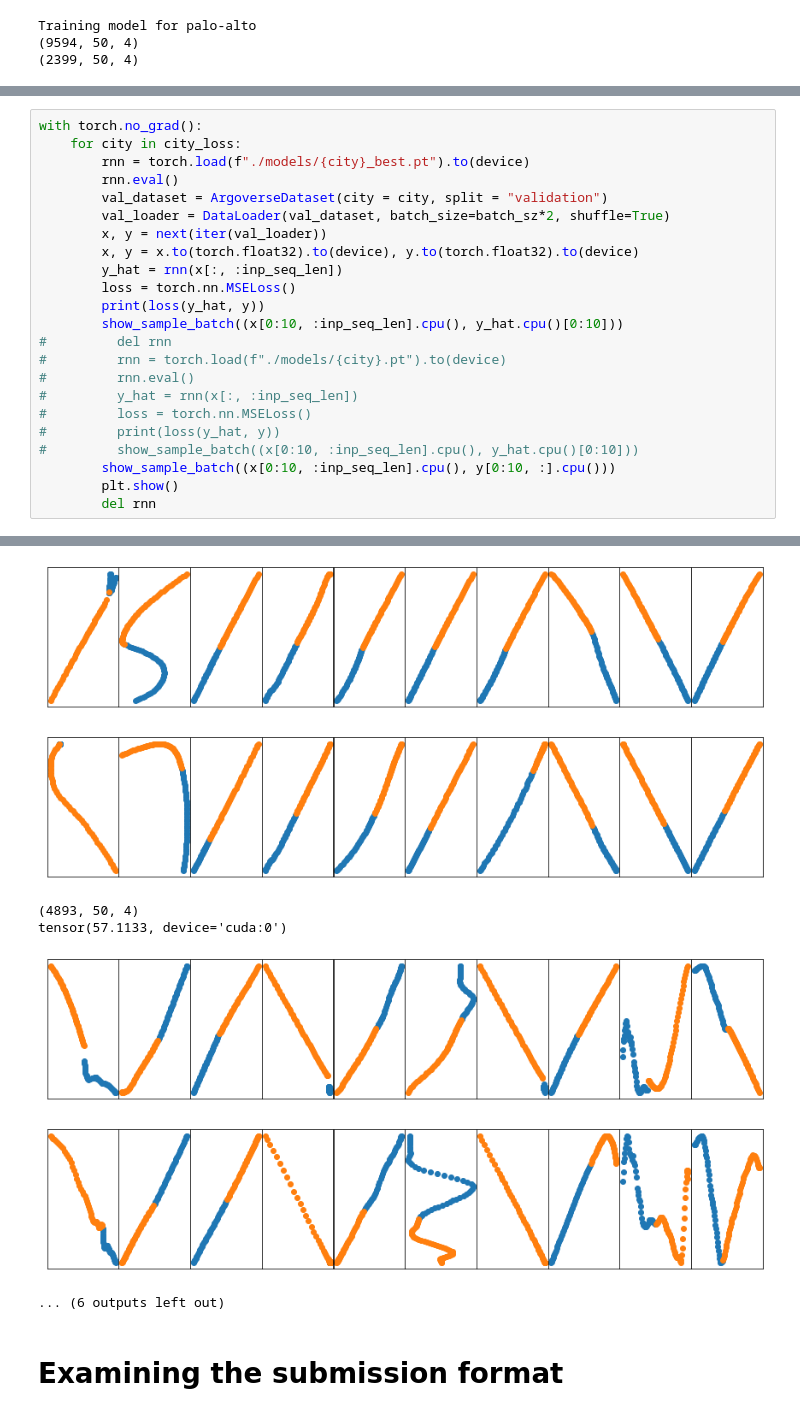
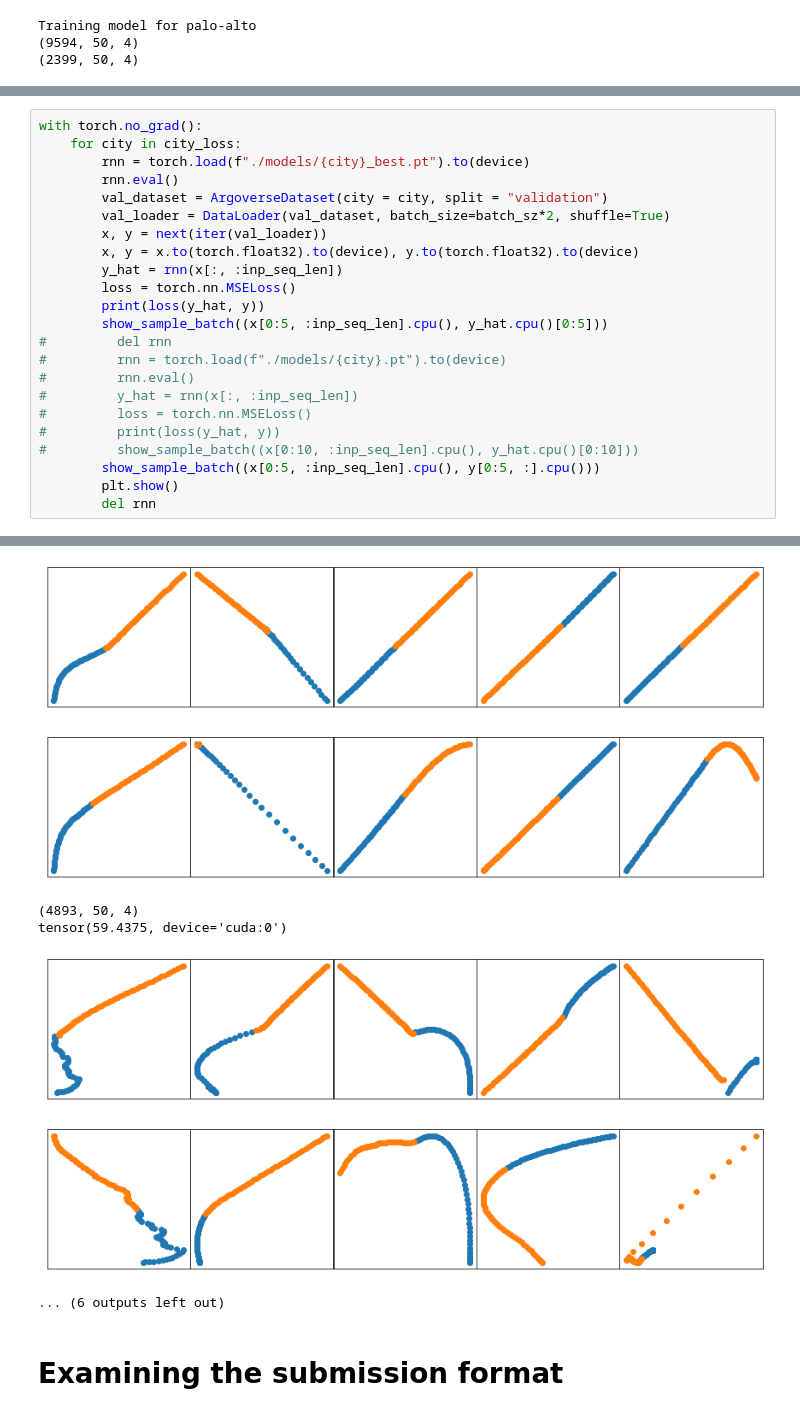
Before and after one commit to brandonho667/151B-WinningProject, a Jupyter notebook: train_model.ipynb, the cells around one changed output, grey strips where cells are left out. Cells and saved outputs as stored; diff of their text form.

Commit message:
figures in notebook

```diff
--- a/train_model.ipynb
+++ b/train_model.ipynb
@@ -323,7 +323,7 @@ with torch.no_grad():
         y_hat = rnn(x[:, :inp_seq_len])
         loss = torch.nn.MSELoss()
         print(loss(y_hat, y))
-        show_sample_batch((x[0:10, :inp_seq_len].cpu(), y_hat.cpu()[0:10]))
+        show_sample_batch((x[0:5, :inp_seq_len].cpu(), y_hat.cpu()[0:5]))
 #         del rnn
 #         rnn = torch.load(f"./models/{city}.pt").to(device)
 #         rnn.eval()
@@ -331,7 +331,7 @@ with torch.no_grad():
 #         loss = torch.nn.MSELoss()
 #         print(loss(y_hat, y))
 #         show_sample_batch((x[0:10, :inp_seq_len].cpu(), y_hat.cpu()[0:10]))
-        show_sample_batch((x[0:10, :inp_seq_len].cpu(), y[0:10, :].cpu()))
+        show_sample_batch((x[0:5, :inp_seq_len].cpu(), y[0:5, :].cpu()))
         plt.show()
         del rnn
 # %% [output]
@@ -348,9 +348,9 @@ tensor(42.4993, device='cuda:0')
-[figure, old version]
+[figure, new version]
-[figure, old version]
+[figure, new version]
 (4893, 50, 4)
-tensor(57.1133, device='cuda:0')
+tensor(59.4375, device='cuda:0')
-[figure, old version]
+[figure, new version]
-[figure, old version]
+[figure, new version]
 ... (6 outputs left out)
 # %% [markdown]
 # Examining the submission format
```
Also changed, not shown: parts of 3 cells of this notebook, 12 other files.
